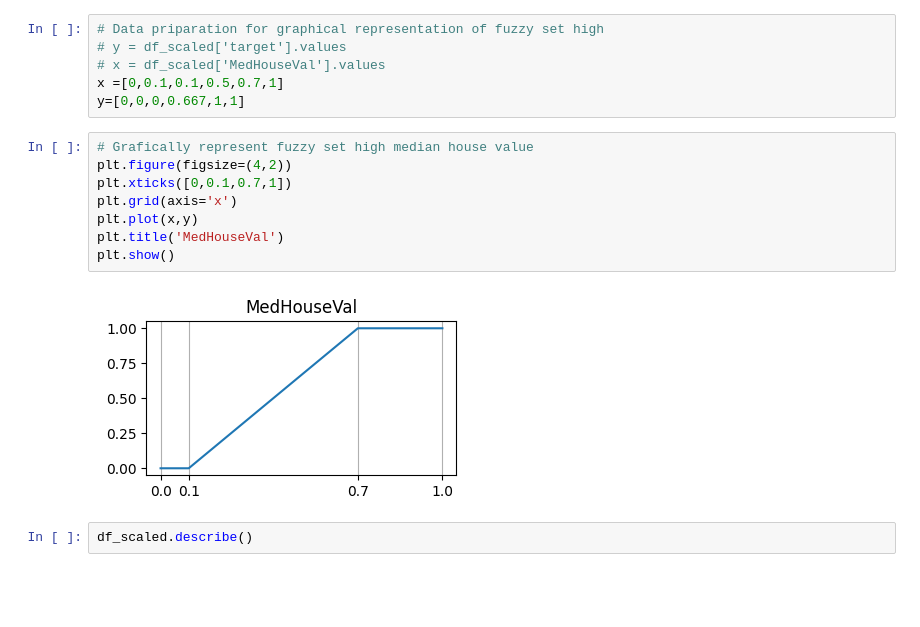
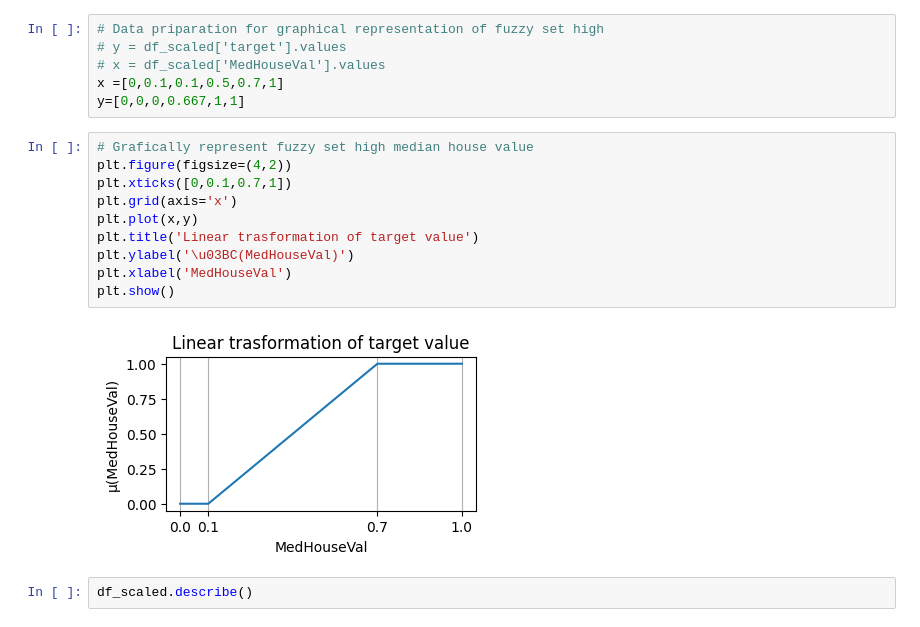
Before and after one commit to erikaminarikova/Ordinal_Sums, a Jupyter notebook: Example_7_ordinal_sums_california_housing_3classes.ipynb, the cells around one changed output. Saved outputs shown, nothing was run; the diff lists cells and outputs as text; blank space fills up the shorter version.

```diff
--- a/Example_7_ordinal_sums_california_housing_3classes.ipynb
+++ b/Example_7_ordinal_sums_california_housing_3classes.ipynb
@@ -236,13 +236,15 @@ y=[0,0,0,0.667,1,1]
 # %%
 # Grafically represent fuzzy set high median house value
 plt.figure(figsize=(4,2))
 plt.xticks([0,0.1,0.7,1])
 plt.grid(axis='x')
 plt.plot(x,y)
-plt.title('MedHouseVal')
+plt.title('Linear trasformation of target value')
+plt.ylabel('\u03BC(MedHouseVal)')
+plt.xlabel('MedHouseVal')
 plt.show()
 # %% [output]
-[figure, old version]
+[figure, new version]
 # %%
 df_scaled.describe()
 # %% [output]
```
Also changed, not shown: parts of 1 cell of this notebook.
